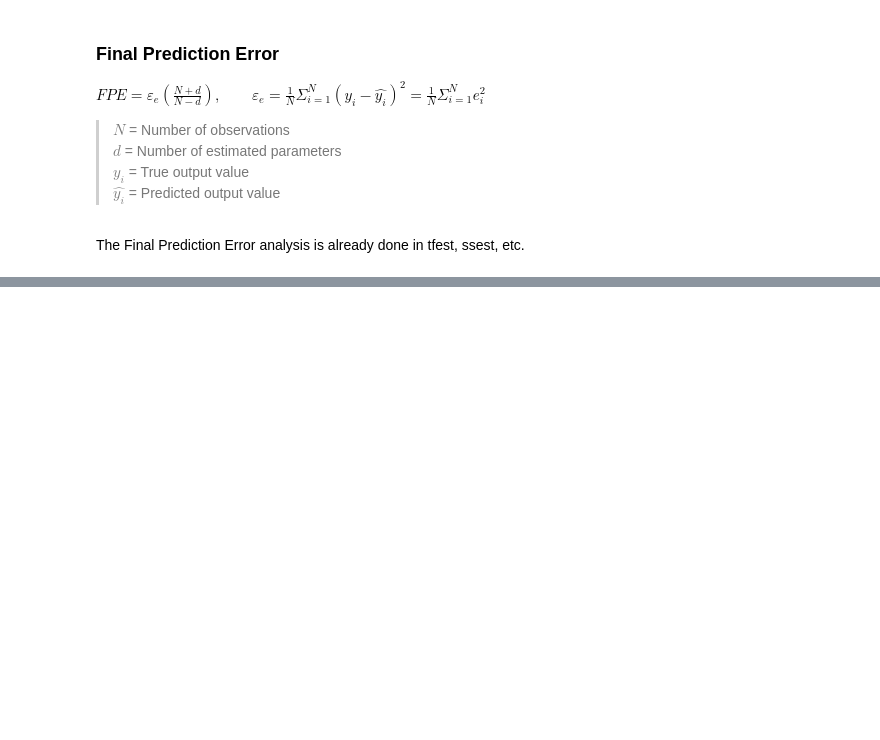
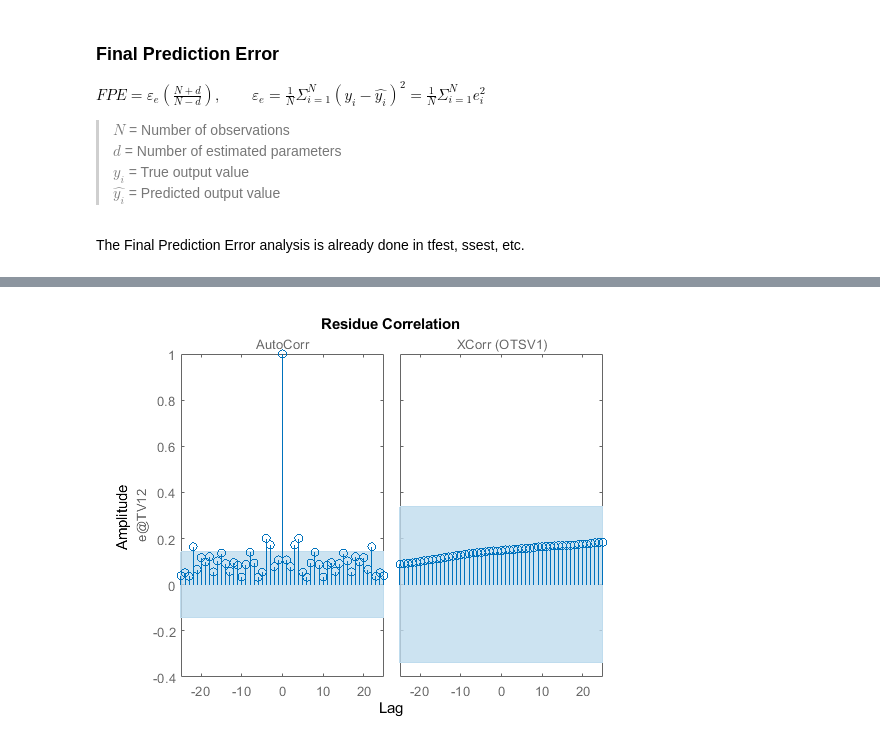
Before and after one commit to JeremyKTH/Gearbox-Oil-Conditioning-System, a Jupyter notebook: SI_1.ipynb, the cells around one changed output, grey strips where cells are left out. Saved outputs shown, nothing was run; the diff lists cells and outputs as text; code cells hidden in the pictures; blank space fills up the shorter version.

```diff
--- a/SI_1.ipynb
+++ b/SI_1.ipynb
@@ -346,0 +482,4 @@ The Final Prediction Error analysis is already done in tfest, ssest, etc.
+# %%
+resid(data_test,sysARX)
+# %% [output]
+[figure, added]
```
Also changed, not shown: parts of 60 cells of this notebook.
